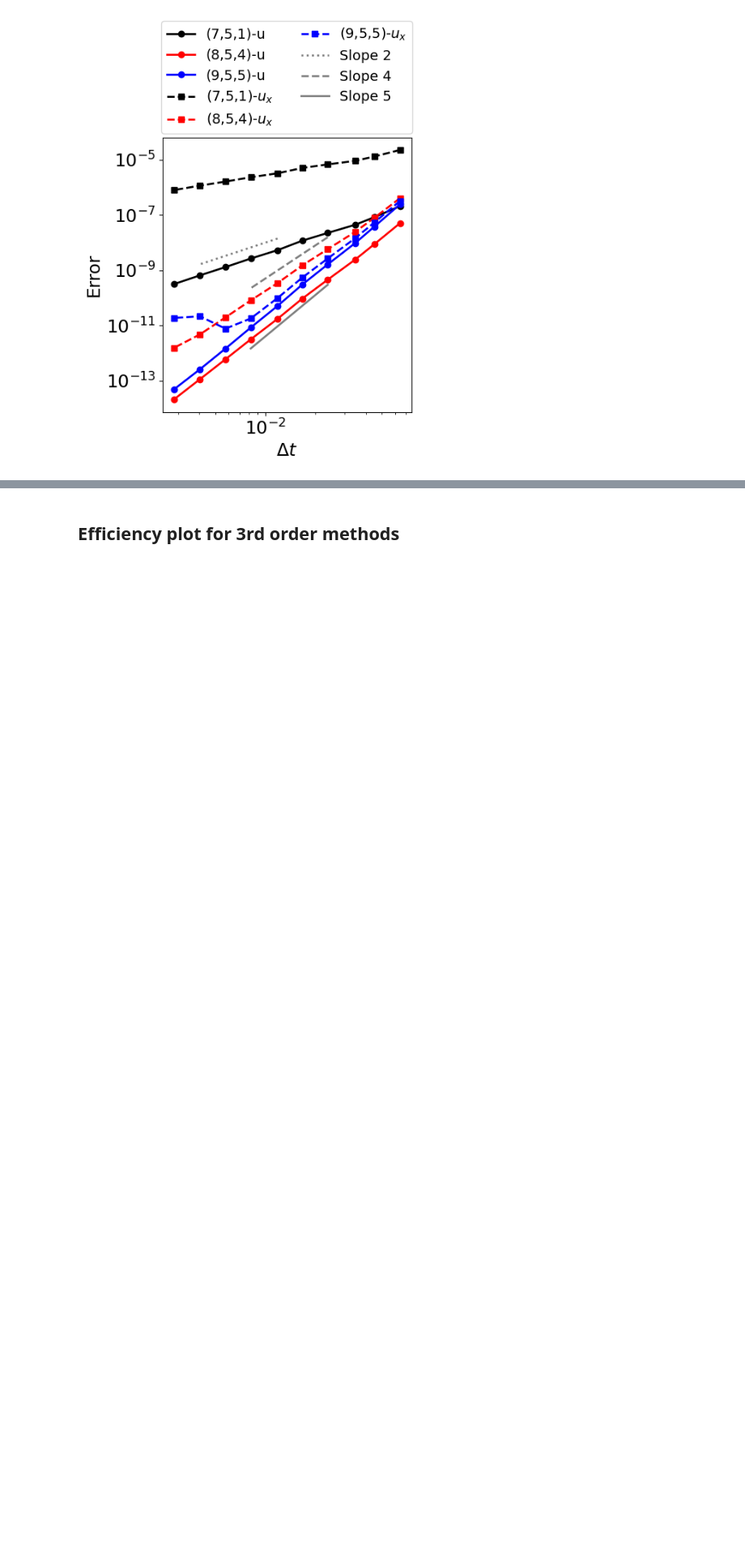
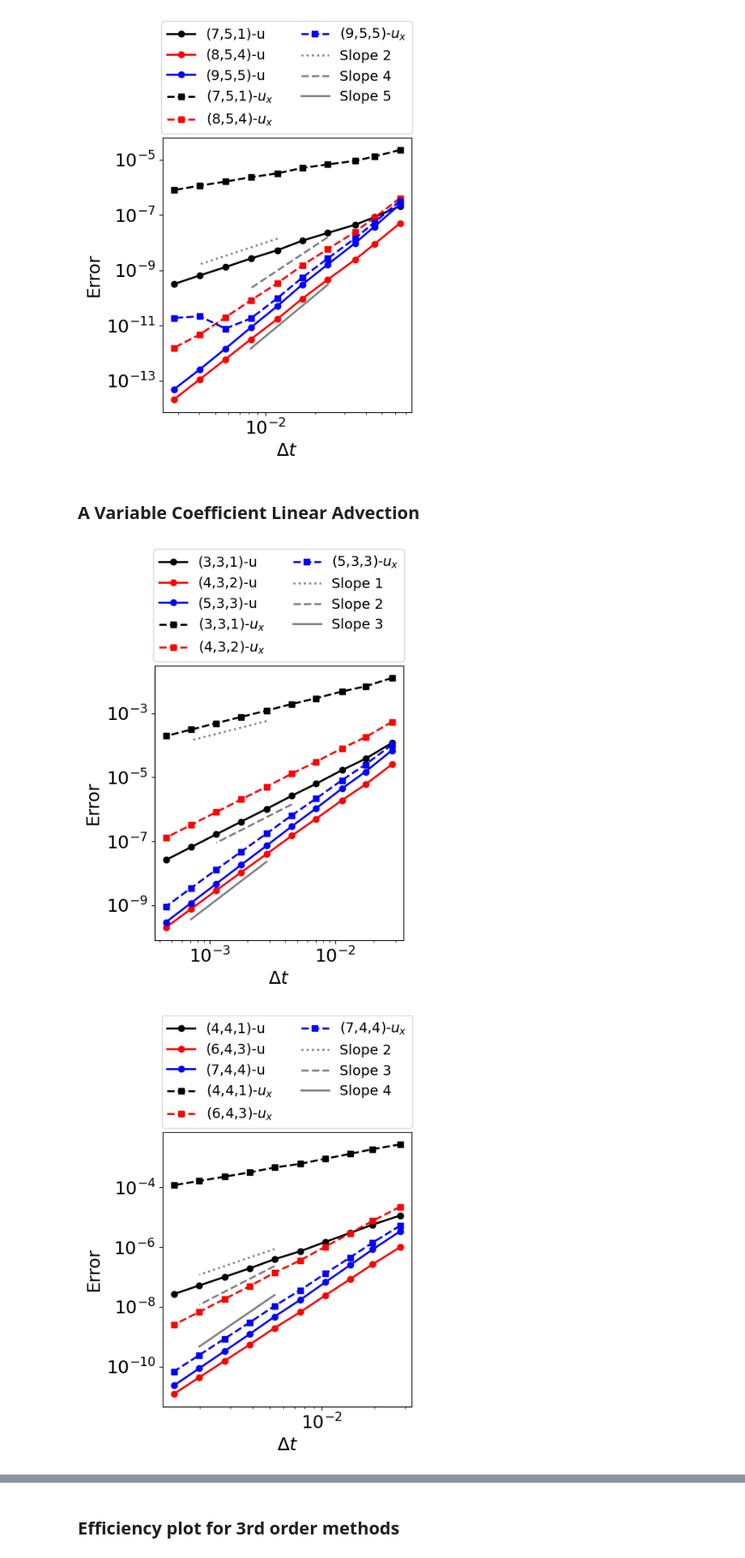
Before and after one commit to abhibsws/High_WSO_ERK_Methods, a Jupyter notebook: Convg_Plot_From_Data/Plot_Convergence_from_Data.ipynb, the cells around one changed output, grey strips where cells are left out. Shown at 81% size. Cells and saved outputs as stored; diff of their text form; code cells hidden in the pictures; blank space fills up the shorter version.

Commit message:
Added var coeff Lin Adv

```diff
--- a/Convg_Plot_From_Data/Plot_Convergence_from_Data.ipynb
+++ b/Convg_Plot_From_Data/Plot_Convergence_from_Data.ipynb
@@ -117,3 +117,46 @@ for i in range(3):
 [figure]
 [figure]
 [figure]
+# %% [markdown]
+## A Variable Coefficient Linear Advection
+# %%
+eqn = 'VarLinAdv'
+VLA_mat = scipy.io.loadmat('VarLinAdv_ConvgData.mat')
+VLA_dts = np.array(VLA_mat['dts']); VLA_U_Err = np.array(VLA_mat['U_Err']); VLA_dU_Err = np.array(VLA_mat['dU_Err'])
+# %%
+#plotting
+Marks = ['o','s','+','*','^','>']
+lines = ["-","--",":"]
+colors = ["black","red","blue","gray"]
+
+VLA_st = [5,4,5,5,5,5,5,5,5];
+VLA_en = [9,8,9,9,9,9,9,9,9];
+Cof = [2e-1,7e-2,1e+0,3e-2,1.5e0,3e+1,2e-3,2e0,8e-1];
+Sl = [1,2,3,2,3,4,2,4,5];
+
+# ERK-(s,p,q) scheme
+S=[3,4,5,4,6,7,7,8,9];
+P=[3,3,3,4,4,4,5,5,5];
+Q=[1,2,3,1,3,4,1,4,5];
+
+for i in range(3):
+    fig = plt.figure(figsize = figSize)
+    # u
+    plt.plot(VLA_dts[3*i,:],VLA_U_Err[3*i,:],color=colors[0], marker=Marks[0],linewidth=2, linestyle=lines[0],label = "(%d,%d,%d)-u"%(S[3*i],P[3*i],Q[3*i]))
+    plt.plot(VLA_dts[3*i+1,:],VLA_U_Err[3*i+1,:],color=colors[1], marker=Marks[0],linewidth=2, linestyle=lines[0],label = "(%d,%d,%d)-u"%(S[3*i+1],P[3*i+1],Q[3*i+1]))
+    plt.plot(VLA_dts[3*i+2,:],VLA_U_Err[3*i+2,:],color=colors[2], marker=Marks[0],linewidth=2, linestyle=lines[0],label = "(%d,%d,%d)-u"%(S[3*i+2],P[3*i+2],Q[3*i+2]))
+    #u_x
+    plt.plot(VLA_dts[3*i,:],VLA_dU_Err[3*i,:],color=colors[0], marker=Marks[1], linewidth=2,linestyle=lines[1],label = "(%d,%d,%d)-$u_x$"%(S[3*i],P[3*i],Q[3*i]))
+    plt.plot(VLA_dts[3*i+1,:],VLA_dU_Err[3*i+1,:],color=colors[1], marker=Marks[1], linewidth=2,linestyle=lines[1],label = "(%d,%d,%d)-$u_x$"%(S[3*i+1],P[3*i+1],Q[3*i+1]))
+    plt.plot(VLA_dts[3*i+2,:],VLA_dU_Err[3*i+2,:],color=colors[2], marker=Marks[1], linewidth=2,linestyle=lines[1],label = "(%d,%d,%d)-$u_x$"%(S[3*i+2],P[3*i+2],Q[3*i+2]))
+
+    plt.plot(VLA_dts[3*i,VLA_st[3*i]:VLA_en[3*i]],Cof[3*i]*LA_dts[3*i,VLA_st[3*i]:VLA_en[3*i]]**Sl[3*i],linewidth=2,linestyle=lines[2],color=colors[3],label = "Slope %d"%(Sl[3*i]))
+    plt.plot(VLA_dts[3*i+1,VLA_st[3*i+1]:VLA_en[3*i+1]],Cof[3*i+1]*VLA_dts[3*i+1,VLA_st[3*i+1]:VLA_en[3*i+1]]**Sl[3*i+1],linewidth=2,linestyle=lines[1],color=colors[3],label = "Slope %d"%(Sl[3*i+1]))
+    plt.plot(VLA_dts[3*i+2,VLA_st[3*i+2]:VLA_en[3*i+2]],Cof[3*i+2]*VLA_dts[3*i+2,VLA_st[3*i+2]:VLA_en[3*i+2]]**Sl[3*i+2],linewidth=2,linestyle=lines[0],color=colors[3],label = "Slope %d"%(Sl[3*i+2]))
+
+    plt.xscale("log"); plt.yscale("log"); plt.xlabel('$\Delta t$'); plt.ylabel('Error')
+    plt.legend(loc='upper center', bbox_to_anchor=(0.5,1.45),ncol=2,fontsize=fs)
+    plt.savefig('./Figures/%s_ConvPlotOrder_%d.pdf'%(eqn,P[3*i+i]),format='pdf', bbox_inches="tight",transparent=True)
+# %% [output]
+[figure, added]
+[figure, added]
```
Also changed, not shown: parts of 1 cell of this notebook, 28 other files.
